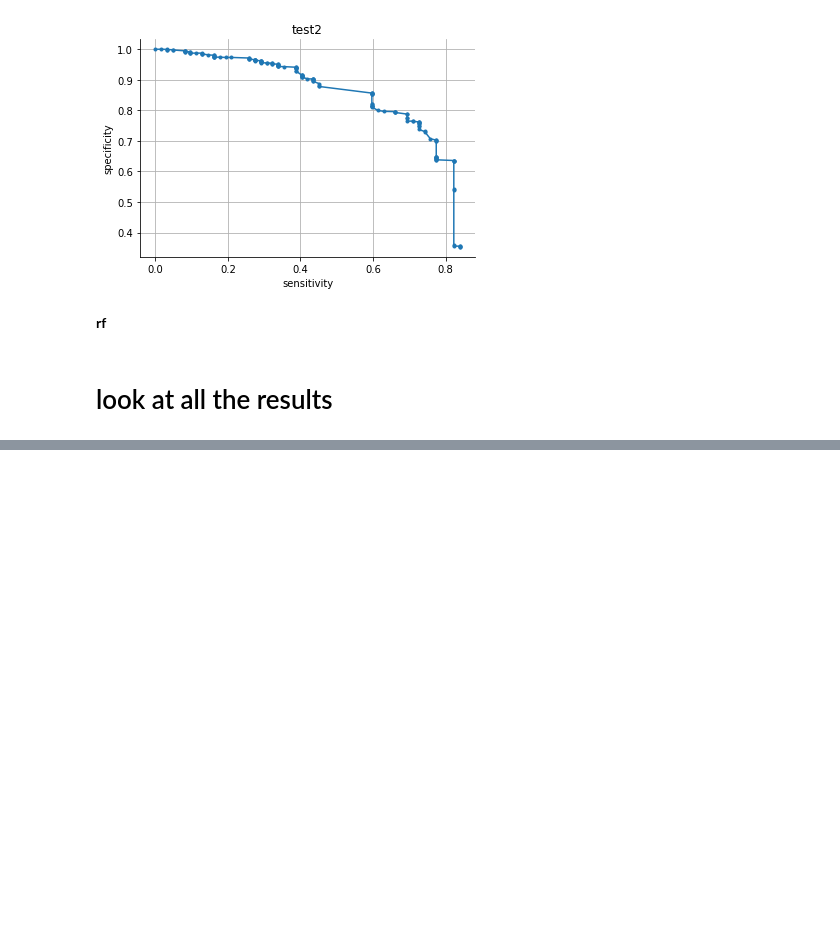
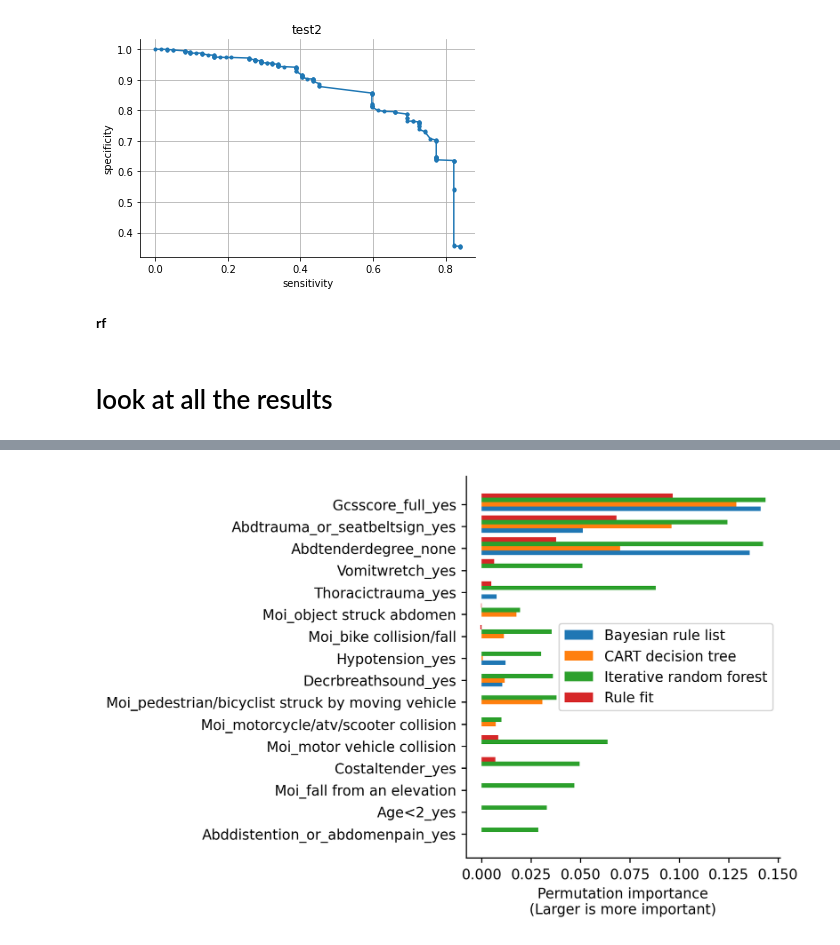
Before and after one commit to csinva/iai-clinical-decision-rule, a Jupyter notebook: notebooks/05_fit_interpretable_models.ipynb, the cells around one changed output, grey strips where cells are left out. Cells and saved outputs as stored; diff of their text form; code cells hidden in the pictures; blank space fills up the shorter version.

Commit message:
feat imp plots

```diff
--- a/notebooks/05_fit_interpretable_models.ipynb
+++ b/notebooks/05_fit_interpretable_models.ipynb
@@ -405,0 +432,13 @@ stats_list[1]
+# %%
+imp_dict = pkl.load(open('../reports/importances.pkl', 'rb'))
+importances = imp_dict['importances']
+fnames = imp_dict['fnames']
+# %%
+ks = list(X.keys())
+feat_counts = {k: 0 for k in X.keys()}
+feat_lists = {k: [] for k in X.keys()}
+for i in range(len(importances)):
+    for j in range(len(feat_counts)):
+        if not importances[i][j] == 0:
+            feat_counts[ks[j]] += 1
+            feat_lists[ks[j]] += [fnames[i]]
@@ -405,0 +466,17 @@ stats_list[1]
+# %%
+args = np.argsort(np.fromiter(feat_counts.values(), dtype=int))
+fig, ax = plt.subplots(dpi=250, figsize=(4, 5))
+ind = np.arange(len(importances[0]))
+width = 0.2
+for i in range(len(importances)):
+
+    ax.barh(ind + width * i, importances[i][args], width, label=viz.rename(fnames[i]))
+#     ax.barh(ind + width, df.m, width, color='green', label='M')
+
+ax.set(yticks=ind + width,
+       yticklabels=[viz.rename(lab) for lab in np.array(X.keys())[args]]) #, ylim=[2*width - 1, len(df)])
+ax.legend()
+plt.xlabel('Permutation importance\n(Larger is more important)')
+plt.show()
+# %% [output]
+[figure, added]
```
Also changed, not shown: parts of 9 cells of this notebook, 8 other files.
